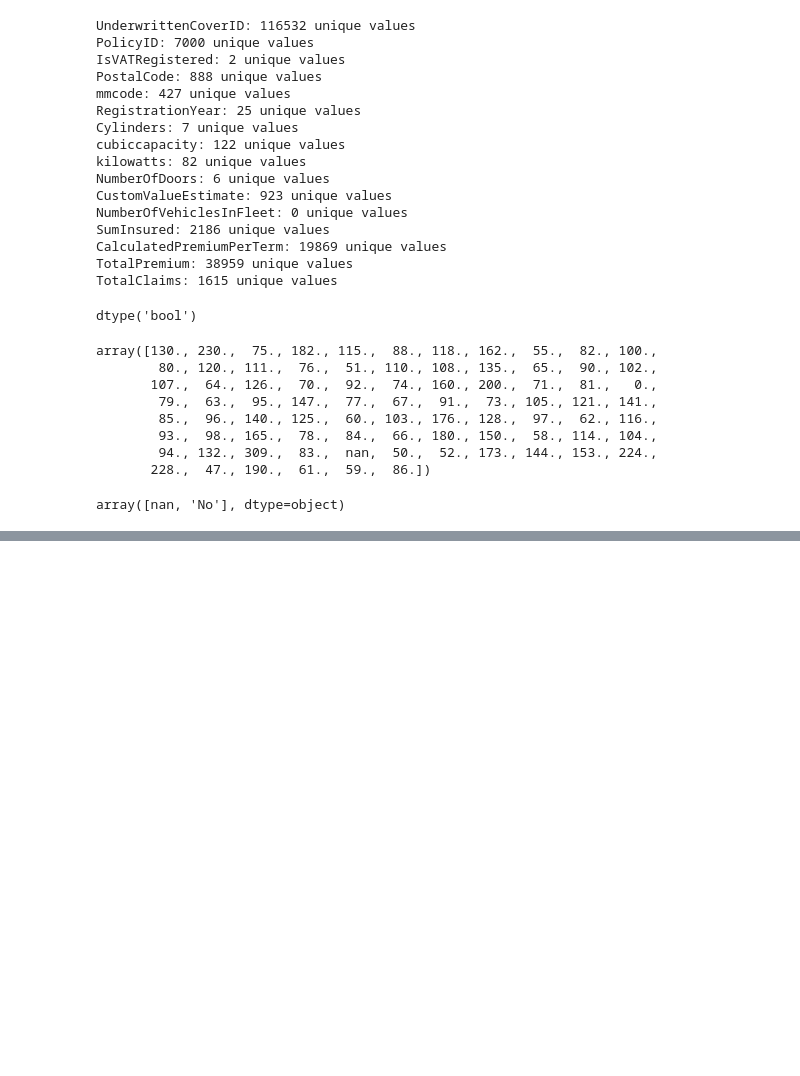
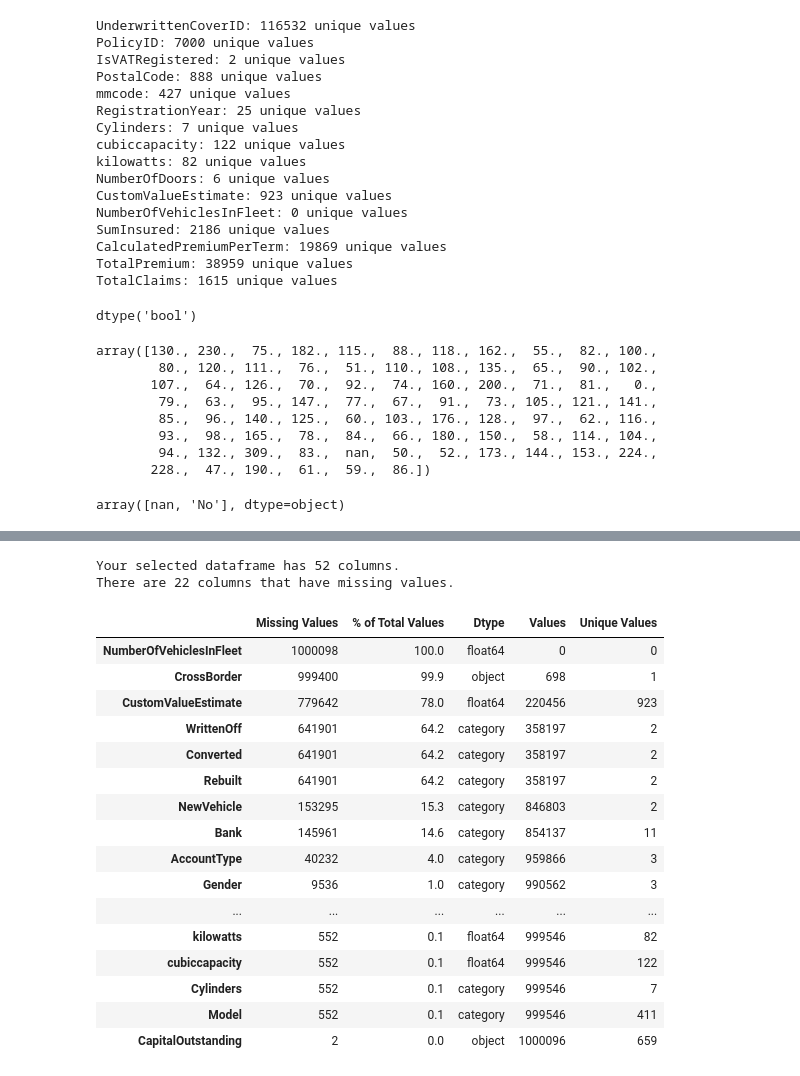
Before and after one commit to yosef-zewdu/Car-Insurance-Risk-Analysis, a Jupyter notebook: notebooks/eda.ipynb, the cells around one changed output, grey strips where cells are left out. Cells and saved outputs as stored; diff of their text form; code cells hidden in the pictures; blank space fills up the shorter version.

```diff
--- a/notebooks/eda.ipynb
+++ b/notebooks/eda.ipynb
@@ -208,3 +210,19 @@ array([130., 230.,  75., 182., 115.,  88., 118., 162.,  55.,  82., 100.,
 df['CrossBorder'].unique()
 # %% [output]
 array([nan, 'No'], dtype=object)
+# %%
+# List of columns to convert to categorical
+columns_to_convert = ['Citizenship', 'LegalType', 'Title', 'Language', 'Bank', 'AccountType',
+       'MaritalStatus', 'Gender', 'Country', 'Province', 'MainCrestaZone',
+       'SubCrestaZone', 'ItemType', 'VehicleType', 'make', 'Model', 'bodytype',
+       'AlarmImmobiliser', 'TrackingDevice', 'Cylinders', 'NumberOfDoors',
+       'NewVehicle', 'WrittenOff', 'Rebuilt', 'Converted', 'RegistrationYear',
+       'TermFrequency', 'ExcessSelected', 'CoverCategory', 'CoverType',
+       'CoverGroup', 'Section', 'Product', 'StatutoryClass',
+       'StatutoryRiskType']
+
+# Convert to categorical data type
+for column in columns_to_convert:
+    df[column] = df[column].astype('category')
+
+df.dtypes
@@ -210,0 +331,22 @@ array([nan, 'No'], dtype=object)
+# %%
+missing_values_table(df)
+# %% [output]
+Your selected dataframe has 52 columns.
+There are 22 columns that have missing values.
+|  | Missing Values | % of Total Values | Dtype | Values | Unique Values |
+| NumberOfVehiclesInFleet | 1000098 | 100.0 | float64 | 0 | 0 |
+| CrossBorder | 999400 | 99.9 | object | 698 | 1 |
+| CustomValueEstimate | 779642 | 78.0 | float64 | 220456 | 923 |
+| WrittenOff | 641901 | 64.2 | category | 358197 | 2 |
+| Converted | 641901 | 64.2 | category | 358197 | 2 |
+| Rebuilt | 641901 | 64.2 | category | 358197 | 2 |
+| NewVehicle | 153295 | 15.3 | category | 846803 | 2 |
+| Bank | 145961 | 14.6 | category | 854137 | 11 |
+| AccountType | 40232 | 4.0 | category | 959866 | 3 |
+| Gender | 9536 | 1.0 | category | 990562 | 3 |
+| ... | ... | ... | ... | ... | ... |
+| kilowatts | 552 | 0.1 | float64 | 999546 | 82 |
+| cubiccapacity | 552 | 0.1 | float64 | 999546 | 122 |
+| Cylinders | 552 | 0.1 | category | 999546 | 7 |
+| Model | 552 | 0.1 | category | 999546 | 411 |
+| CapitalOutstanding | 2 | 0.0 | object | 1000096 | 659 |
```
Also changed, not shown: parts of 15 cells of this notebook, 1 other file.
